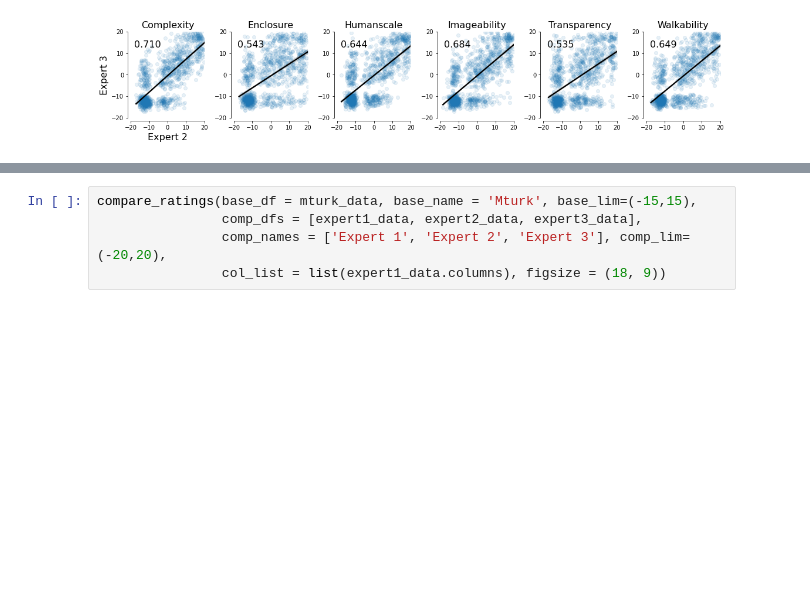
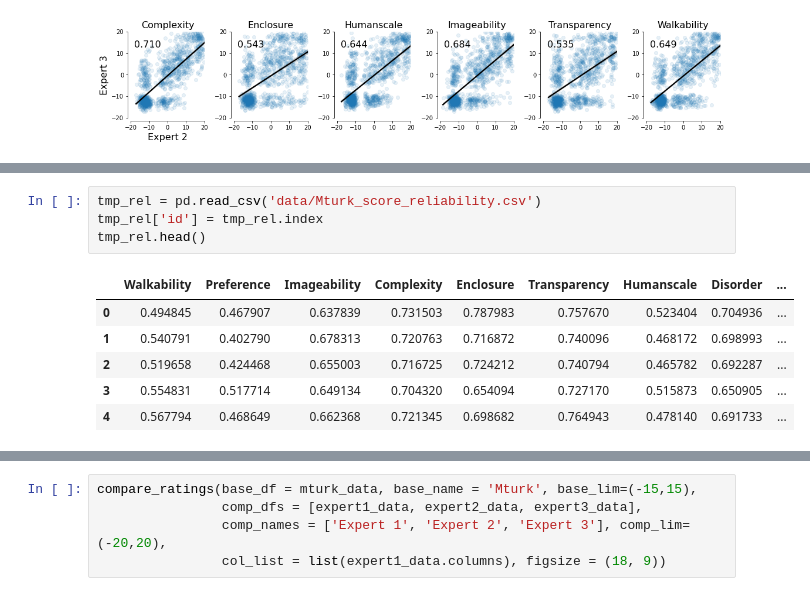
Before and after one commit to kywch/StreetPsych, a Jupyter notebook: visualize_expert_ratings.ipynb, the cells around one changed output, grey strips where cells are left out. Saved outputs shown, nothing was run; the diff lists cells and outputs as text; blank space fills up the shorter version.

```diff
--- a/visualize_expert_ratings.ipynb
+++ b/visualize_expert_ratings.ipynb
@@ -152,0 +161,11 @@ compare_ratings(base_df = expert2_data, base_name = 'Expert 2', base_lim = (-20,
+# %%
+tmp_rel = pd.read_csv('data/Mturk_score_reliability.csv')
+tmp_rel['id'] = tmp_rel.index
+tmp_rel.head()
+# %% [output]
+|  | Walkability | Preference | Imageability | Complexity | Enclosure | Transparency | Humanscale | Disorder | ... |
+| 0 | 0.494845 | 0.467907 | 0.637839 | 0.731503 | 0.787983 | 0.757670 | 0.523404 | 0.704936 | ... |
+| 1 | 0.540791 | 0.402790 | 0.678313 | 0.720763 | 0.716872 | 0.740096 | 0.468172 | 0.698993 | ... |
+| 2 | 0.519658 | 0.424468 | 0.655003 | 0.716725 | 0.724212 | 0.740794 | 0.465782 | 0.692287 | ... |
+| 3 | 0.554831 | 0.517714 | 0.649134 | 0.704320 | 0.654094 | 0.727170 | 0.515873 | 0.650905 | ... |
+| 4 | 0.567794 | 0.468649 | 0.662368 | 0.721345 | 0.698682 | 0.764943 | 0.478140 | 0.691733 | ... |
```
Also changed, not shown: parts of 13 cells of this notebook.
